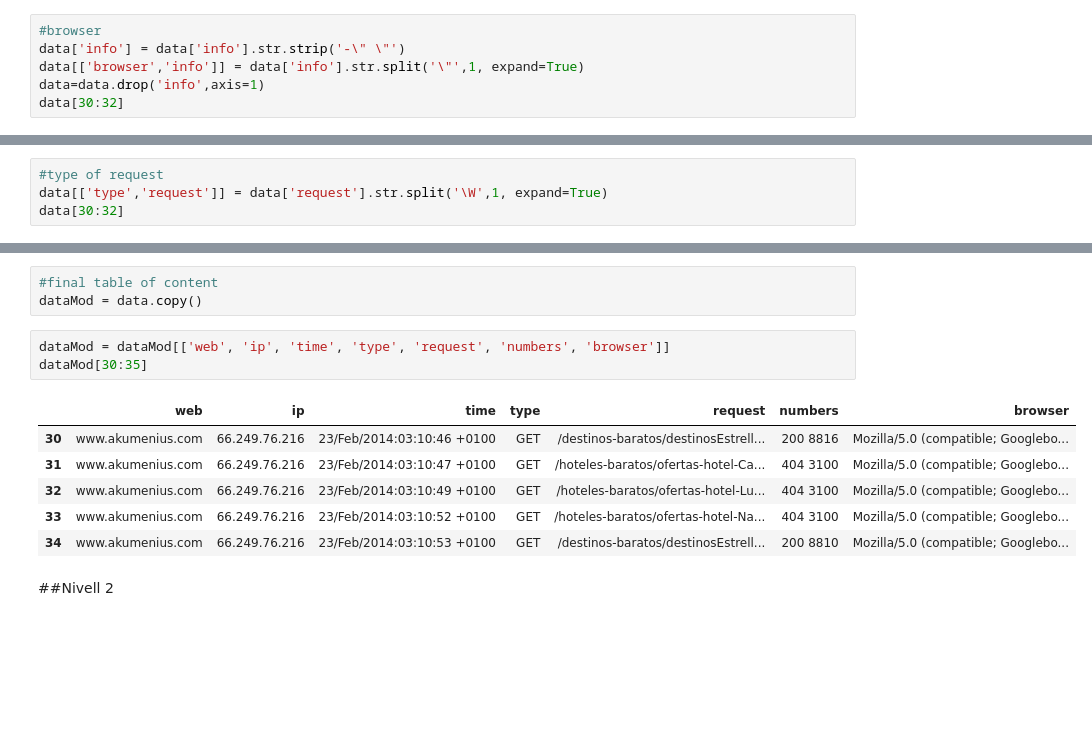
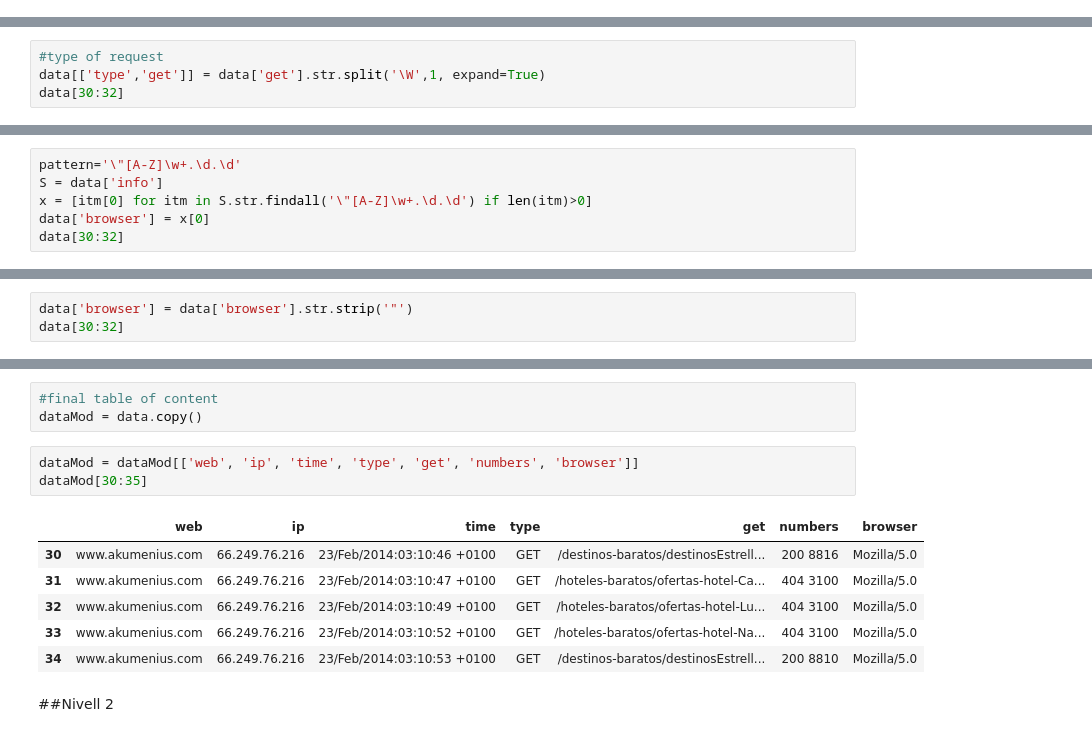
Before and after one commit to dominikapetru/Registre_de_logs, a Jupyter notebook: Sprint5_T01.ipynb, the cells around one changed output, grey strips where cells are left out. Drawn from its saved outputs; the diff is of its cells as text; blank space fills up the shorter version.

```diff
--- a/Sprint5_T01.ipynb
+++ b/Sprint5_T01.ipynb
@@ -65,6 +87,0 @@ data[30:32]
-# %%
-#browser
-data['info'] = data['info'].str.strip('-\" \"')
-data[['browser','info']] = data['info'].str.split('\"',1, expand=True)
-data=data.drop('info',axis=1)
-data[30:32]
@@ -75,5 +88,5 @@ data[30:32]
 # %%
 #type of request
-data[['type','request']] = data['request'].str.split('\W',1, expand=True)
+data[['type','get']] = data['get'].str.split('\W',1, expand=True)
 data[30:32]
 # %% [output]
@@ -82,0 +98,6 @@ data[30:32]
+# %%
+pattern='\"[A-Z]\w+.\d.\d'
+S = data['info']
+x = [itm[0] for itm in S.str.findall('\"[A-Z]\w+.\d.\d') if len(itm)>0]
+data['browser'] = x[0]
+data[30:32]
@@ -82,0 +108,3 @@ data[30:32]
+# %%
+data['browser'] = data['browser'].str.strip('"')
+data[30:32]
@@ -84,15 +116,15 @@ data[30:32]
 #final table of content
 dataMod = data.copy()
 # %%
-dataMod = dataMod[['web', 'ip', 'time', 'type', 'request', 'numbers', 'browser']]
+dataMod = dataMod[['web', 'ip', 'time', 'type', 'get', 'numbers', 'browser']]
 dataMod[30:35]
 # %% [output]
-|  | web | ip | time | type | request | numbers | browser |
-| 30 | www.akumenius.com | 66.249.76.216 | 23/Feb/2014:03:10:46 +0100 | GET | /destinos-baratos/destinosEstrell... | 200 8816 | Mozilla/5.0 (compatible; Googlebo... |
-| 31 | www.akumenius.com | 66.249.76.216 | 23/Feb/2014:03:10:47 +0100 | GET | /hoteles-baratos/ofertas-hotel-Ca... | 404 3100 | Mozilla/5.0 (compatible; Googlebo... |
-| 32 | www.akumenius.com | 66.249.76.216 | 23/Feb/2014:03:10:49 +0100 | GET | /hoteles-baratos/ofertas-hotel-Lu... | 404 3100 | Mozilla/5.0 (compatible; Googlebo... |
-| 33 | www.akumenius.com | 66.249.76.216 | 23/Feb/2014:03:10:52 +0100 | GET | /hoteles-baratos/ofertas-hotel-Na... | 404 3100 | Mozilla/5.0 (compatible; Googlebo... |
-| 34 | www.akumenius.com | 66.249.76.216 | 23/Feb/2014:03:10:53 +0100 | GET | /destinos-baratos/destinosEstrell... | 200 8810 | Mozilla/5.0 (compatible; Googlebo... |
+|  | web | ip | time | type | get | numbers | browser |
+| 30 | www.akumenius.com | 66.249.76.216 | 23/Feb/2014:03:10:46 +0100 | GET | /destinos-baratos/destinosEstrell... | 200 8816 | Mozilla/5.0 |
+| 31 | www.akumenius.com | 66.249.76.216 | 23/Feb/2014:03:10:47 +0100 | GET | /hoteles-baratos/ofertas-hotel-Ca... | 404 3100 | Mozilla/5.0 |
+| 32 | www.akumenius.com | 66.249.76.216 | 23/Feb/2014:03:10:49 +0100 | GET | /hoteles-baratos/ofertas-hotel-Lu... | 404 3100 | Mozilla/5.0 |
+| 33 | www.akumenius.com | 66.249.76.216 | 23/Feb/2014:03:10:52 +0100 | GET | /hoteles-baratos/ofertas-hotel-Na... | 404 3100 | Mozilla/5.0 |
+| 34 | www.akumenius.com | 66.249.76.216 | 23/Feb/2014:03:10:53 +0100 | GET | /destinos-baratos/destinosEstrell... | 200 8810 | Mozilla/5.0 |
 # %% [markdown]
 ##Nivell 2
 # %% [markdown]
```
Also changed, not shown: parts of 23 cells of this notebook, 1 other file.
